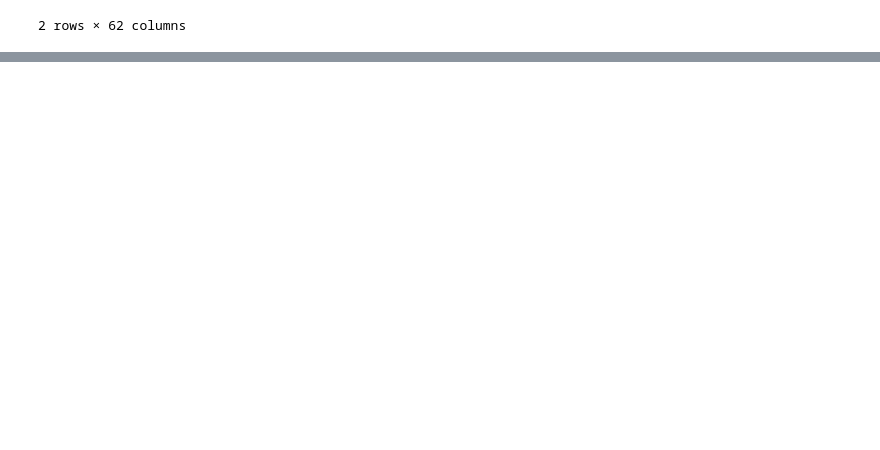
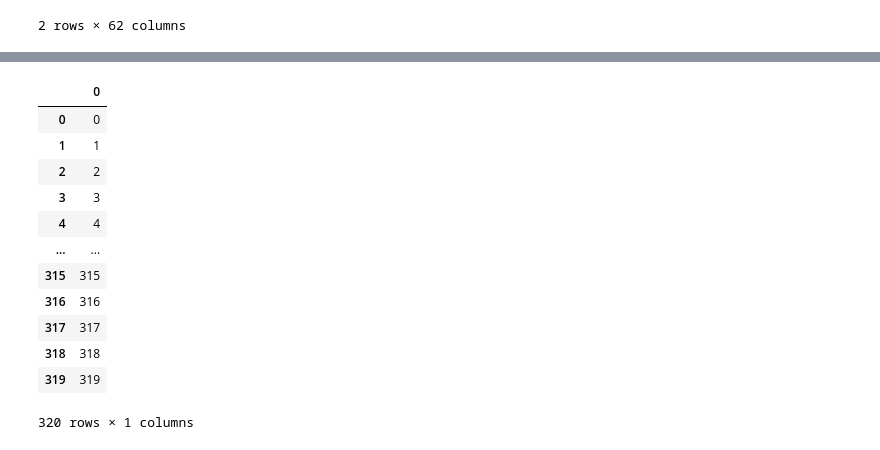
Before and after one commit to Adalab/Adalab-DA-promo-A-module-2-pairprog-2-pair-1-Guada_Lara, a Jupyter notebook: ETL/2. Pair_Prog_ETL_2.ipynb, the cells around one changed output, grey strips where cells are left out. Cells and saved outputs as stored; diff of their text form; code cells hidden in the pictures; blank space fills up the shorter version.

```diff
--- a/ETL/2. Pair_Prog_ETL_2.ipynb
+++ b/ETL/2. Pair_Prog_ETL_2.ipynb
@@ -51,0 +101,22 @@ clima.head()
+# %%
+lista = []
+for col in range(len(x)):
+    lista.append(col)
+# %%
+a = pd.DataFrame(lista)
+# %%
+a
+# %% [output]
+|  | 0 |
+| 0 | 0 |
+| 1 | 1 |
+| 2 | 2 |
+| 3 | 3 |
+| 4 | 4 |
+| ... | ... |
+| 315 | 315 |
+| 316 | 316 |
+| 317 | 317 |
+| 318 | 318 |
+| 319 | 319 |
+320 rows × 1 columns
```
Also changed, not shown: parts of 12 cells of this notebook.
